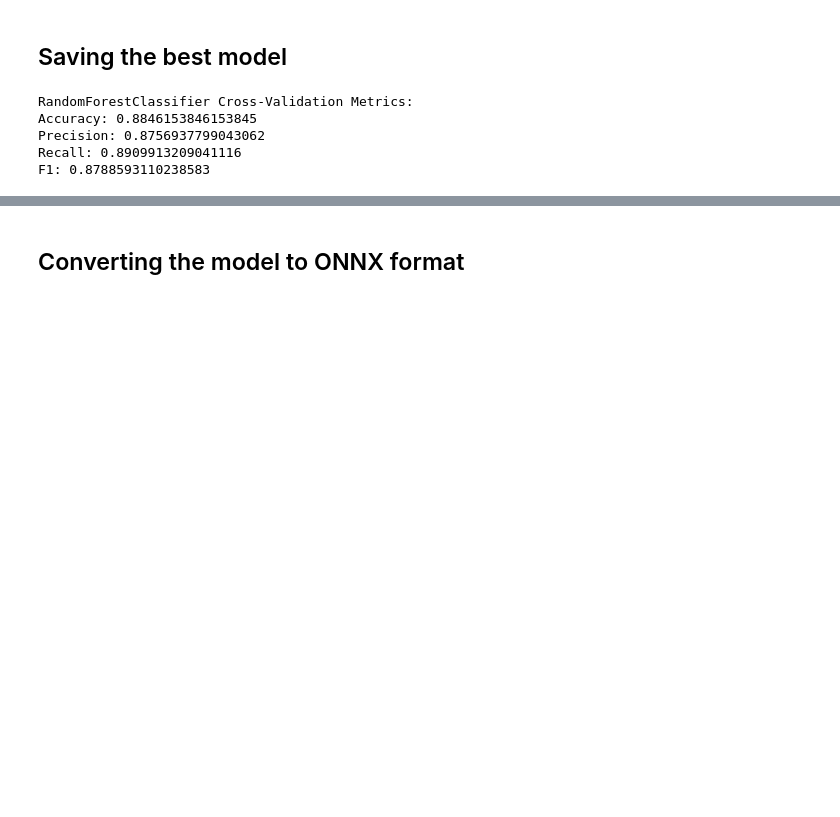
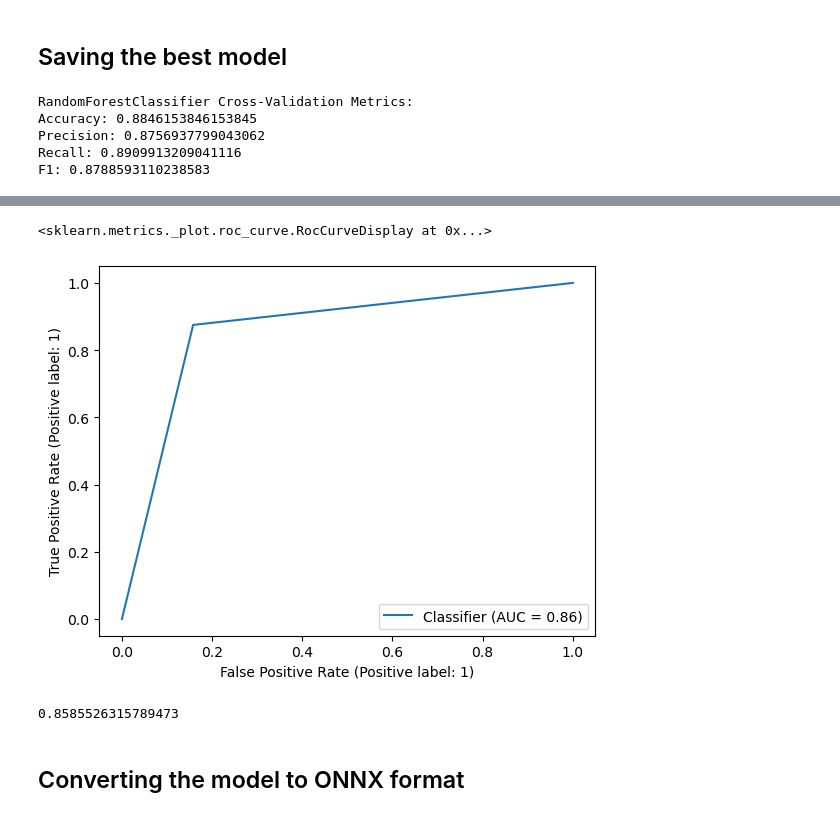
Before and after one commit to mouadiscoding/Sihati-4.0, a Jupyter notebook: notebooks/heart_disease.ipynb, the cells around one changed output, grey strips where cells are left out. Saved outputs shown, nothing was run; the diff lists cells and outputs as text; code cells hidden in the pictures; blank space fills up the shorter version.

```diff
--- a/notebooks/heart_disease.ipynb
+++ b/notebooks/heart_disease.ipynb
@@ -804,3 +806,17 @@ loaded_model.score(X_test, y_test)
+# %%
+from sklearn.metrics import RocCurveDisplay
+
+RocCurveDisplay.from_predictions(y_test, y_true)
+# %% [output]
+<sklearn.metrics._plot.roc_curve.RocCurveDisplay at 0x...>
+[figure, added]
+# %%
+from sklearn.metrics import roc_auc_score
+
+roc_auc_score_value = roc_auc_score(y_test, y_preds)
+roc_auc_score_value
+# %% [output]
+0.8585526315789473
 # %% [markdown]
 ## Converting the model to ONNX format
 # %%
```
Also changed, not shown: parts of 3 cells of this notebook, 2 other files.
